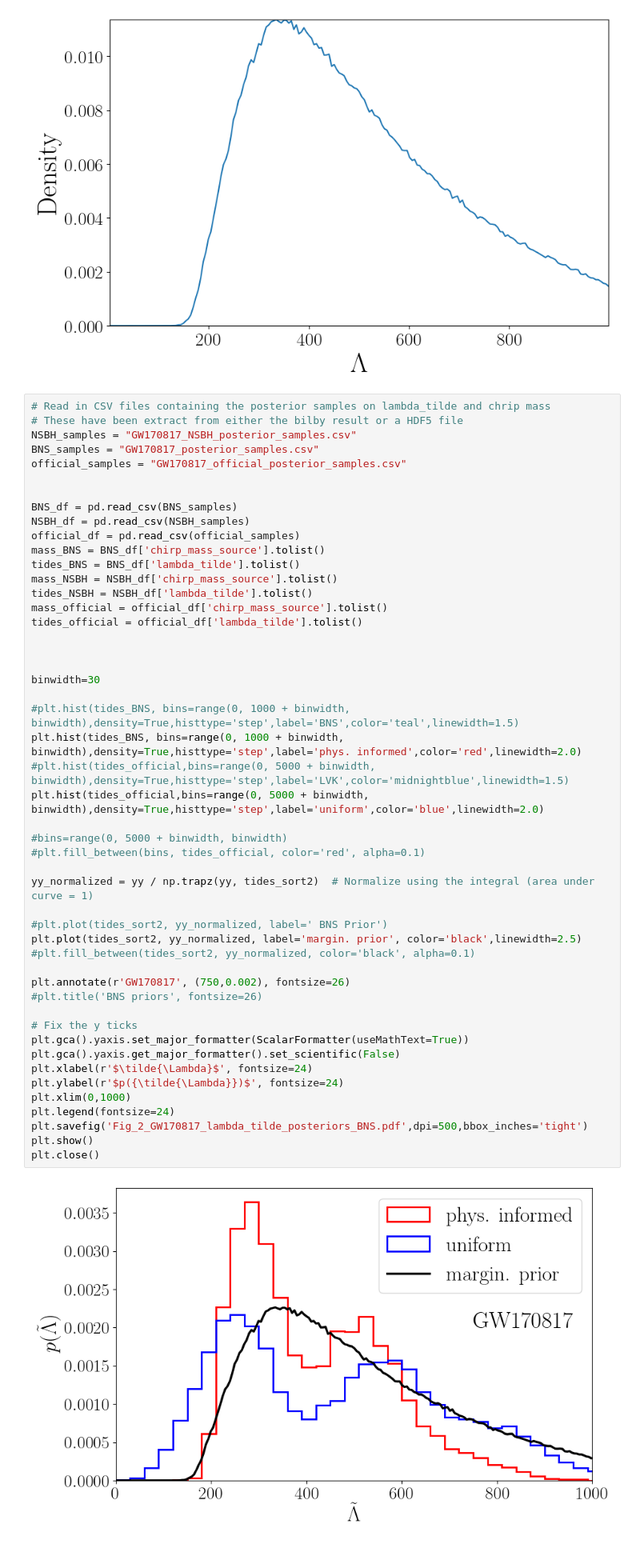
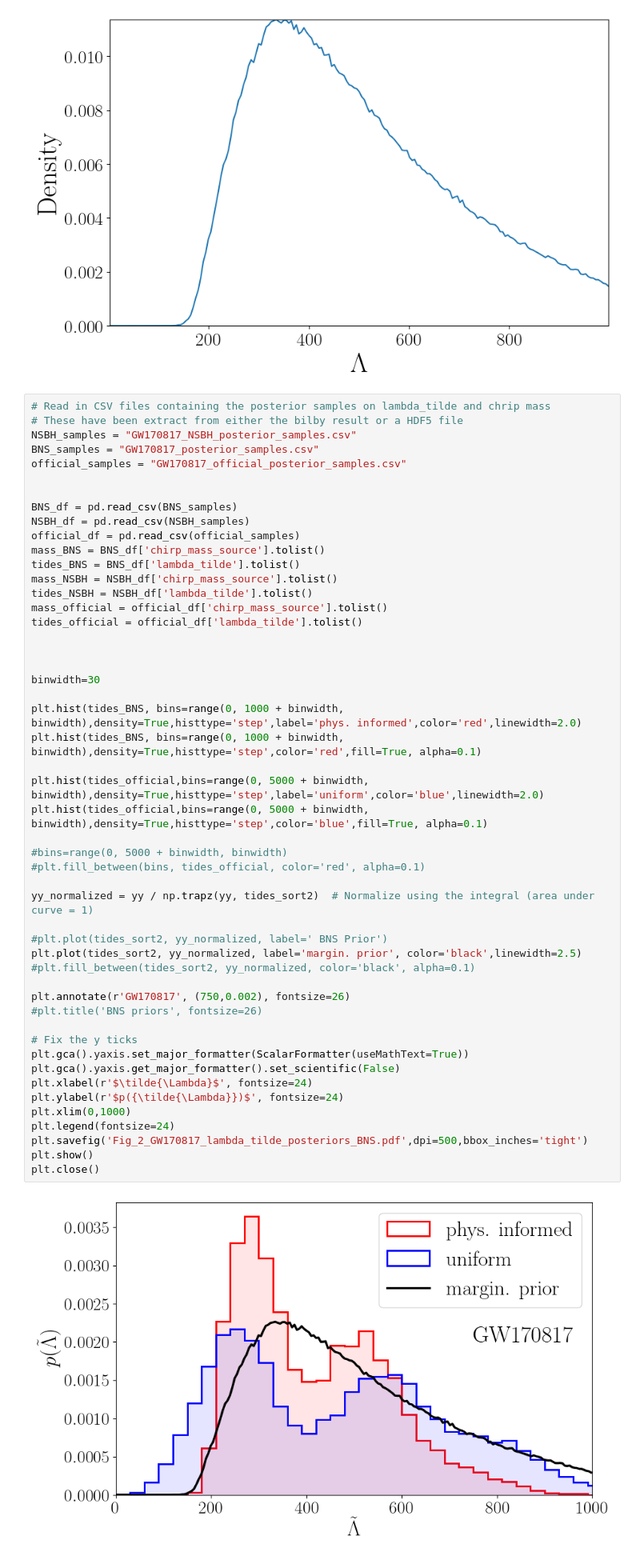
Before and after one commit to EckerChristian/MCLambdaBHNS, a Jupyter notebook: plotting_code/Fig_2_GW170817_lambda_tilde_with_prior.ipynb, the cells around one changed output. Shown at 80% size. Cells and saved outputs as stored; diff of their text form.

```diff
--- a/plotting_code/Fig_2_GW170817_lambda_tilde_with_prior.ipynb
+++ b/plotting_code/Fig_2_GW170817_lambda_tilde_with_prior.ipynb
@@ -80,36 +80,37 @@ tides_official = official_df['lambda_tilde'].tolist()
 
 
 binwidth=30
 
-#plt.hist(tides_BNS, bins=range(0, 1000 + binwidth, binwidth),density=True,histtype='step',label='BNS',color='teal',linewidth=1.5)
 plt.hist(tides_BNS, bins=range(0, 1000 + binwidth, binwidth),density=True,histtype='step',label='phys. informed',color='red',linewidth=2.0)
-#plt.hist(tides_official,bins=range(0, 5000 + binwidth, binwidth),density=True,histtype='step',label='LVK',color='midnightblue',linewidth=1.5)
+plt.hist(tides_BNS, bins=range(0, 1000 + binwidth, binwidth),density=True,histtype='step',color='red',fill=True, alpha=0.1)
+
 plt.hist(tides_official,bins=range(0, 5000 + binwidth, binwidth),density=True,histtype='step',label='uniform',color='blue',linewidth=2.0)
+plt.hist(tides_official,bins=range(0, 5000 + binwidth, binwidth),density=True,histtype='step',color='blue',fill=True, alpha=0.1)
 
 #bins=range(0, 5000 + binwidth, binwidth)
 #plt.fill_between(bins, tides_official, color='red', alpha=0.1)
 
 yy_normalized = yy / np.trapz(yy, tides_sort2)  # Normalize using the integral (area under curve = 1)
 
 #plt.plot(tides_sort2, yy_normalized, label=' BNS Prior')
 plt.plot(tides_sort2, yy_normalized, label='margin. prior', color='black',linewidth=2.5)
 #plt.fill_between(tides_sort2, yy_normalized, color='black', alpha=0.1)
 
 plt.annotate(r'GW170817', (750,0.002), fontsize=26)
 #plt.title('BNS priors', fontsize=26)
 
 # Fix the y ticks
 plt.gca().yaxis.set_major_formatter(ScalarFormatter(useMathText=True))
 plt.gca().yaxis.get_major_formatter().set_scientific(False)
 plt.xlabel(r'$\tilde{\Lambda}$', fontsize=24)
 plt.ylabel(r'$p({\tilde{\Lambda}})$', fontsize=24)
 plt.xlim(0,1000)
 plt.legend(fontsize=24)
 plt.savefig('Fig_2_GW170817_lambda_tilde_posteriors_BNS.pdf',dpi=500,bbox_inches='tight')
 plt.show()
 plt.close()
 # %% [output]
-[figure, old version]
+[figure, new version]
 # %%
 # Define the NSBH prior
 # Read in the prior
```
Also changed, not shown: 2 other files.
